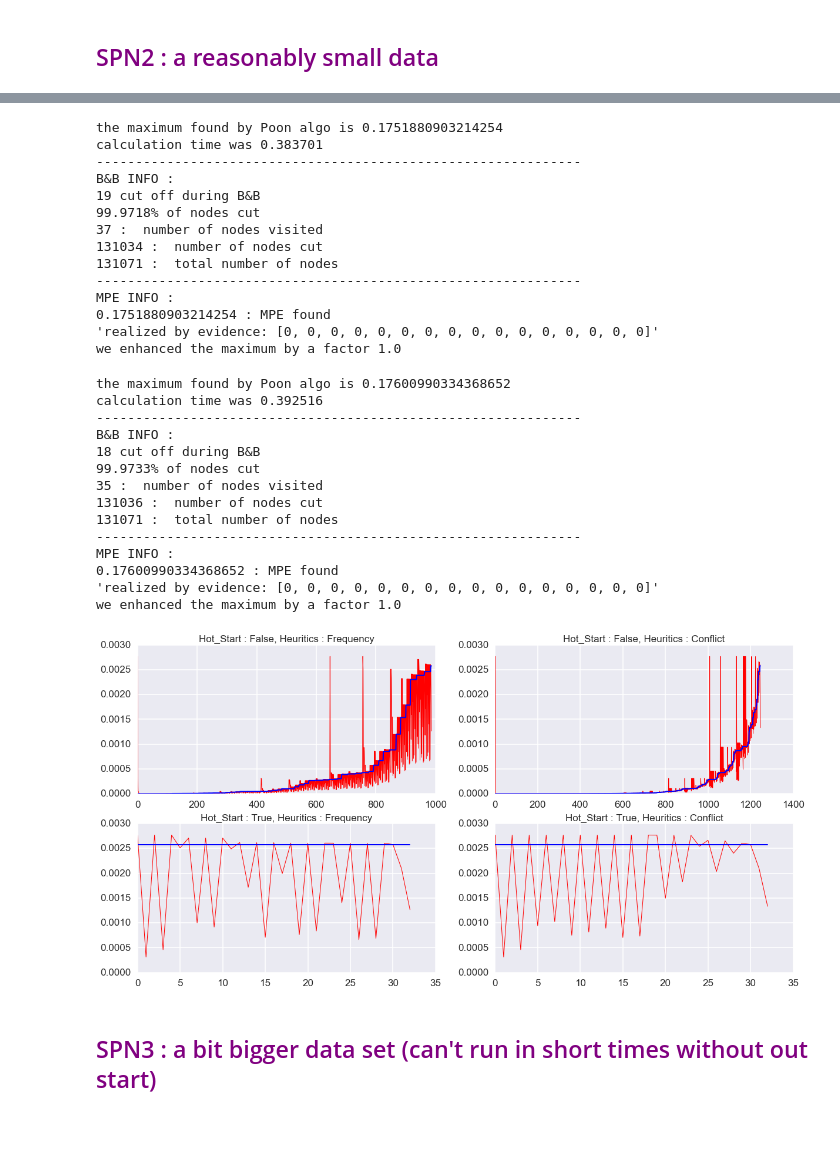
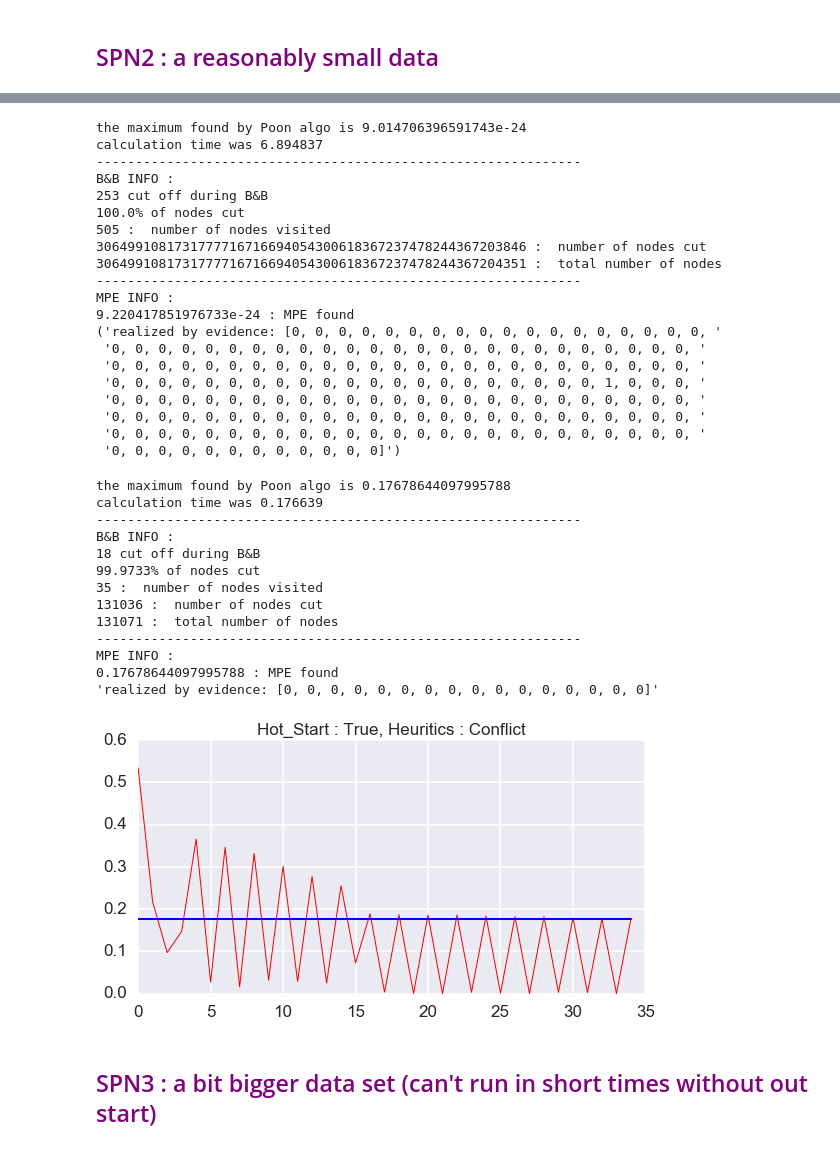
Before and after one commit to leonardhussenot/spn, a Jupyter notebook: test_of_couenne_computation_of_MAP.ipynb, the cells around one changed output, grey strips where cells are left out. Cells and saved outputs as stored; diff of their text form; code cells hidden in the pictures.

```diff
--- a/test_of_couenne_computation_of_MAP.ipynb
+++ b/test_of_couenne_computation_of_MAP.ipynb
@@ -232,32 +232,28 @@ dataset_name4 = "bnetflix"
 # %% [markdown]
 #### with learnSPN
 # %%
+seed =8374849
+numpy.random.seed(seed)
+rand_gen = numpy.random.RandomState(seed)
+
 def test_learnspn_oneshot(dataset_name):
-    seed = 27
-    numpy.random.seed(seed)
-    rand_gen = numpy.random.RandomState(seed)
 
     logging.basicConfig(level=logging.INFO)
     #
     # loading a very simple dataset
+    dataset_name = dataset_name
     train, valid, test = dataset.load_train_val_test_csvs(dataset_name)
     train_feature_vals = [2 for i in range(train.shape[1])]
     print('Loaded dataset', dataset_name)
 
     #
     # initing the algo
-    learnSPN = algo.learnspn.LearnSPN(rand_gen=rand_gen,
-                                      n_cluster_splits=2,
-                                      alpha = 0.0)
+    learnSPN = algo.learnspn.LearnSPN(rand_gen=rand_gen)
 
     #
     # start learning
-    spn = learnSPN.fit_structure_bagging(train,
-                                         train_feature_vals,
-                                         n_components = 3)
-    print("fit_structure done")
-    SPN2.fit_em(train, valid, test)
-    print("training done")
+    spn = learnSPN.fit_structure(train,
+                                 train_feature_vals)
     return spn
 # %%
 #ignoring warnings
@@ -617,29 +588,33 @@ we enhanced the maximum by a factor 1.0
 # %%
 bb_max2, bb_evid2, curs2, t2 = branch_and_bound(SPN2, hot_start=True, heuristic="frequency")
-print("we enhanced the maximum by a factor {}".format(bb_max2/poon_max2))
 calculation_time['bb_fr_hs'].append(t2)
 # %% [output]
-the maximum found by Poon algo is 0.1751880903214254
-calculation time was 0.383701
+the maximum found by Poon algo is 9.014706396591743e-24
+calculation time was 6.894837
 --------------------------------------------------------------
 B&B INFO :
-19 cut off during B&B
-99.9718% of nodes cut
-37 :  number of nodes visited
-131034 :  number of nodes cut
-131071 :  total number of nodes
+253 cut off during B&B
+100.0% of nodes cut
+505 :  number of nodes visited
+3064991081731777716716694054300618367237478244367203846 :  number of nodes cut
+3064991081731777716716694054300618367237478244367204351 :  total number of nodes
 --------------------------------------------------------------
 MPE INFO :
-0.1751880903214254 : MPE found
-'realized by evidence: [0, 0, 0, 0, 0, 0, 0, 0, 0, 0, 0, 0, 0, 0, 0, 0]'
-we enhanced the maximum by a factor 1.0
+9.220417851976733e-24 : MPE found
+('realized by evidence: [0, 0, 0, 0, 0, 0, 0, 0, 0, 0, 0, 0, 0, 0, 0, 0, 0, 0, '
+ '0, 0, 0, 0, 0, 0, 0, 0, 0, 0, 0, 0, 0, 0, 0, 0, 0, 0, 0, 0, 0, 0, 0, 0, 0, '
+ '0, 0, 0, 0, 0, 0, 0, 0, 0, 0, 0, 0, 0, 0, 0, 0, 0, 0, 0, 0, 0, 0, 0, 0, 0, '
+ '0, 0, 0, 0, 0, 0, 0, 0, 0, 0, 0, 0, 0, 0, 0, 0, 0, 0, 0, 0, 0, 1, 0, 0, 0, '
+ '0, 0, 0, 0, 0, 0, 0, 0, 0, 0, 0, 0, 0, 0, 0, 0, 0, 0, 0, 0, 0, 0, 0, 0, 0, '
+ '0, 0, 0, 0, 0, 0, 0, 0, 0, 0, 0, 0, 0, 0, 0, 0, 0, 0, 0, 0, 0, 0, 0, 0, 0, '
+ '0, 0, 0, 0, 0, 0, 0, 0, 0, 0, 0, 0, 0, 0, 0, 0, 0, 0, 0, 0, 0, 0, 0, 0, 0, '
+ '0, 0, 0, 0, 0, 0, 0, 0, 0, 0, 0, 0]')
 # %%
 bb_max2, bb_evid2, curs3, t3 = branch_and_bound(SPN2, hot_start=True, heuristic="conflict")
-print("we enhanced the maximum by a factor {}".format(bb_max2/poon_max2))
 calculation_time['bb_con_hs'].append(t3)
 # %% [output]
-the maximum found by Poon algo is 0.17600990334368652
-calculation time was 0.392516
+the maximum found by Poon algo is 0.17678644097995788
+calculation time was 0.176639
 --------------------------------------------------------------
 B&B INFO :
 18 cut off during B&B
@@ -649,16 +624,15 @@ B&B INFO :
 131071 :  total number of nodes
 --------------------------------------------------------------
 MPE INFO :
-0.17600990334368652 : MPE found
+0.17678644097995788 : MPE found
 'realized by evidence: [0, 0, 0, 0, 0, 0, 0, 0, 0, 0, 0, 0, 0, 0, 0, 0]'
-we enhanced the maximum by a factor 1.0
 # %%
-plot_evolution([curs0, curs1, curs2, curs3], names=["Hot_Start : False, Heuritics : Frequency",
-                                                    "Hot_Start : False, Heuritics : Conflict",
-                                                    "Hot_Start : True, Heuritics : Frequency",
+plot_evolution([curs3], names=[#"Hot_Start : False, Heuritics : Frequency",
+                                                    #"Hot_Start : False, Heuritics : Conflict",
+                                                    #"Hot_Start : True, Heuritics : Frequency",
                                                     "Hot_Start : True, Heuritics : Conflict"])
 # %% [output]
-[figure, old version]
+[figure, new version]
 # %% [markdown]
 ## <font color=purple>SPN3 : a bit bigger data set (can't run in short times without out start)
 # %%
```
Also changed, not shown: parts of 52 cells of this notebook.
